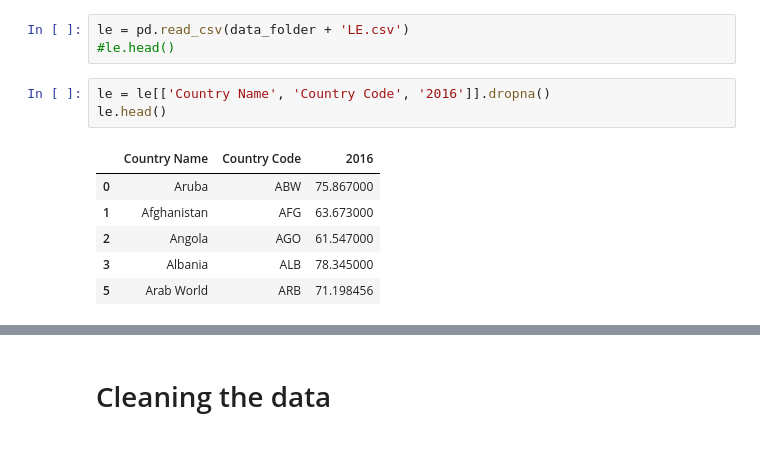
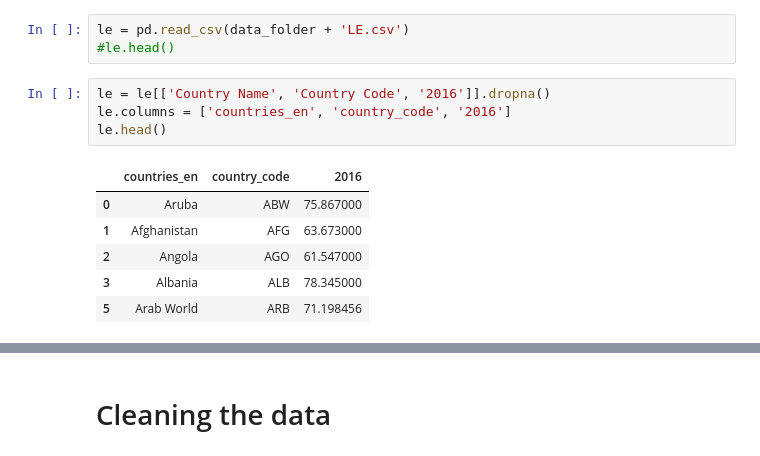
Before and after one commit to coiL10/AdamanTeam, a Jupyter notebook: milestone2.ipynb, the cells around one changed output, grey strips where cells are left out. Saved outputs shown, nothing was run; the diff lists cells and outputs as text.

```diff
--- a/milestone2.ipynb
+++ b/milestone2.ipynb
@@ -253,9 +314,10 @@ le = pd.read_csv(data_folder + 'LE.csv')
 #le.head()
 # %%
 le = le[['Country Name', 'Country Code', '2016']].dropna()
+le.columns = ['countries_en', 'country_code', '2016']
 le.head()
 # %% [output]
-|  | Country Name | Country Code | 2016 |
+|  | countries_en | country_code | 2016 |
 | 0 | Aruba | ABW | 75.867000 |
 | 1 | Afghanistan | AFG | 63.673000 |
 | 2 | Angola | AGO | 61.547000 |
```
Also changed, not shown: parts of 47 cells of this notebook.
